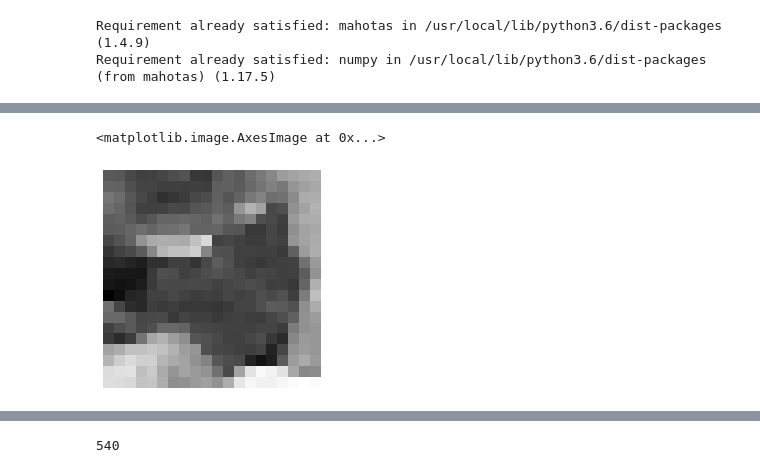
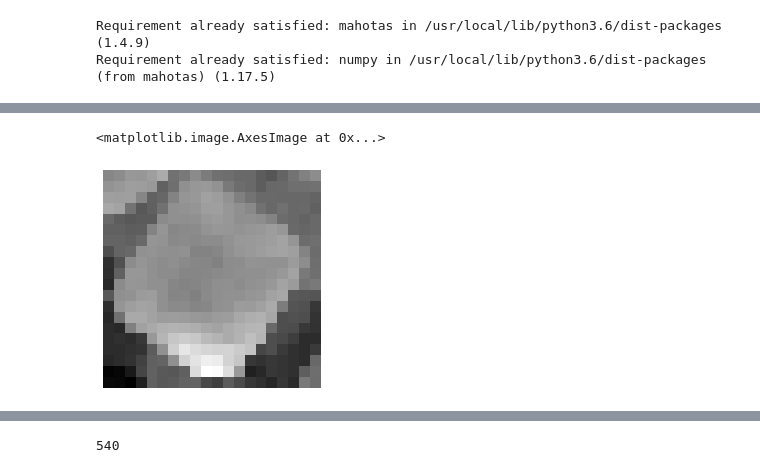
Before and after one commit to ucfilho/marquesgabi_mar_2020, a Jupyter notebook: Incompleto_01_Features_Mahotas_Completo_mar_03_2020.ipynb, the cells around one changed output, grey strips where cells are left out. Drawn from its saved outputs; the diff is of its cells as text; code cells hidden in the pictures.

```diff
--- a/Incompleto_01_Features_Mahotas_Completo_mar_03_2020.ipynb
+++ b/Incompleto_01_Features_Mahotas_Completo_mar_03_2020.ipynb
@@ -52,10 +63,10 @@ Prop=Propriedade
 # %%
 ww,img_name=Go2BlackWhite.BlackWhite(Transfere,Size)
 plt.axis("off")
-plt.imshow(ww[5], cmap = "gray")
+plt.imshow(ww[10], cmap = "gray")
 # %% [output]
 <matplotlib.image.AxesImage at 0x...>
-[figure, old version]
+[figure, new version]
 # %%
 Num,Row,Col=np.asarray(ww).shape
 Idx=[]
```
Also changed, not shown: parts of 29 cells of this notebook.
